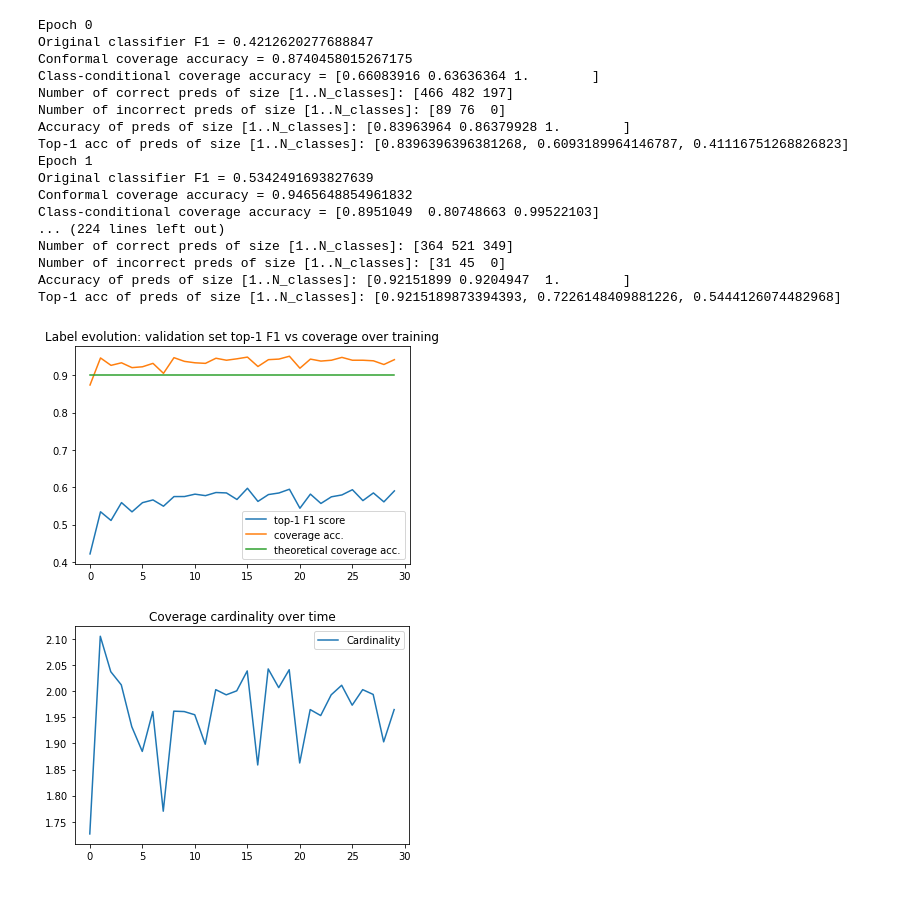
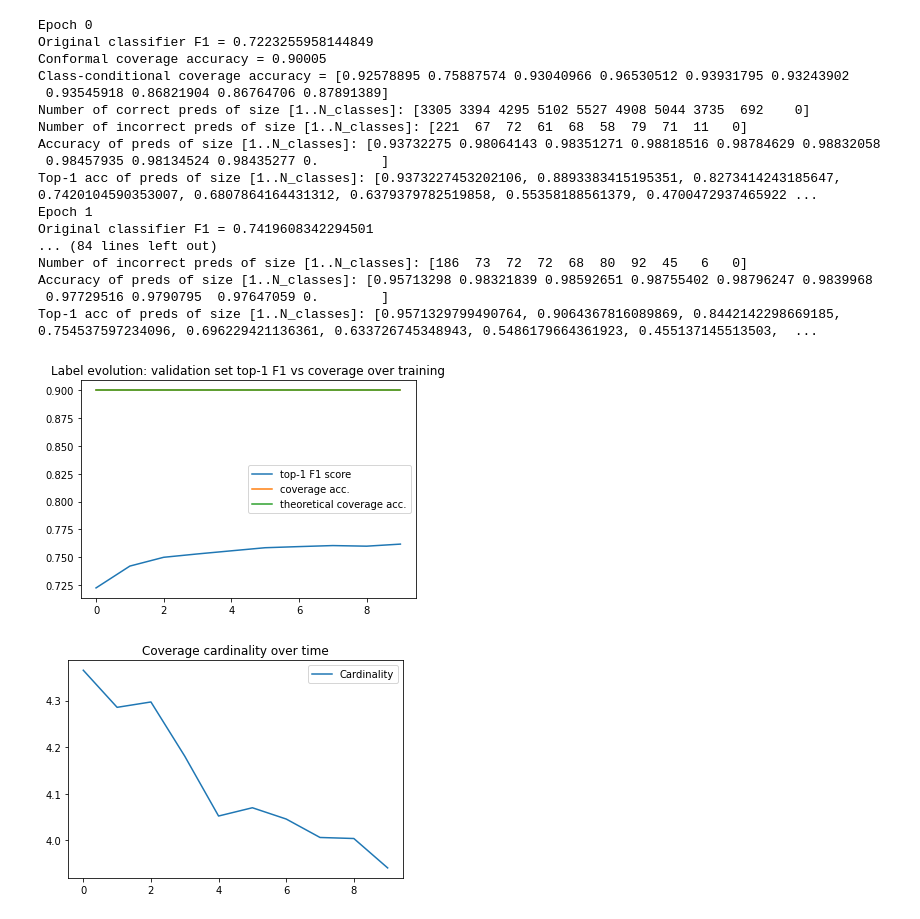
Before and after one commit to an-michaelg/RT4U, a Jupyter notebook: src/Conformal_prediction_analysis.ipynb, the cells around one changed output. Saved outputs shown, nothing was run; the diff lists cells and outputs as text; code cells hidden in the pictures.

Commit message:
Added lots after producing test set results idk

```diff
--- a/src/Conformal_prediction_analysis.ipynb
+++ b/src/Conformal_prediction_analysis.ipynb
@@ -187,3 +188,36 @@ cs = RAPS(y, preds, ALPHA)
+# %%
+def APS(cal_labels, cal_smx, alpha=0.1, verbose=False):
+    # Get scores. calib_X.shape[0] == calib_Y.shape[0] == n
+    N = cal_smx.shape[0]
+
+    # argsort returns the indices of the sort
+    cal_pi = cal_smx.argsort(1)[:, ::-1]
+
+    # take_along_axis returns results of the sort, then cumulative sum
+    cal_srt = np.take_along_axis(cal_smx, cal_pi, axis=1).cumsum(axis=1)
+
+    # this is some 5head stuff I dont get
+    # but it returns "the cumulative sum by the time I get to class X"
+    cal_scores = np.take_along_axis(cal_srt, cal_pi.argsort(axis=1), axis=1)[range(N), cal_labels]
+
+    # Get the score quantile
+    adj_q_level = np.ceil((N + 1) * (1 - alpha)) / N
+    qhat = np.quantile(cal_scores, adj_q_level, interpolation="higher")
+    if verbose:
+        print(f"adjusted q-level {adj_q_level}, q-hat {qhat}")
+
+    # Deploy (output=list of length n, each element is tensor of classes)
+    cal_pi = cal_smx.argsort(1)[:, ::-1]
+
+    cal_srt = np.take_along_axis(cal_smx, cal_pi, axis=1).cumsum(axis=1)
+
+    prediction_sets = np.take_along_axis(cal_srt <= qhat, cal_pi.argsort(axis=1), axis=1)
+    return prediction_sets
+# %%
+y = val_df[2]['y']
+preds = softmax(val_probs[2], axis=1)
+cs = APS(y, preds, ALPHA, verbose=True)
+print(cs[:15])
 # %%
 # test the coverage of conformal prediction
 def coverage_test(y, preds_cover):
@@ -264,7 +300,10 @@ for i in range(len(val_df)):
     print(f"Epoch {i}")
     print(f"Original classifier F1 = {f1_score(y, pred_classes, average='macro')}")
     f1s.append(f1_score(y, pred_classes, average='macro'))
-    cs = RAPS(y, preds, ALPHA)
+
+    #cs = LABEL(y, preds, ALPHA)
+    cs = APS(y, preds, ALPHA)
+
     correctness = coverage_test(y, cs)
     print(f"Conformal coverage accuracy = {np.sum(correctness)/len(y)}")
     coverages.append(np.sum(correctness)/len(y))
@@ -274,35 +313,35 @@ for i in range(len(val_df)):
     cardinalities.append(avg_card)
 # %% [output]
 Epoch 0
-Original classifier F1 = 0.4212620277688847
-Conformal coverage accuracy = 0.8740458015267175
-Class-conditional coverage accuracy = [0.66083916 0.63636364 1.        ]
-Number of correct preds of size [1..N_classes]: [466 482 197]
-Number of incorrect preds of size [1..N_classes]: [89 76  0]
-Accuracy of preds of size [1..N_classes]: [0.83963964 0.86379928 1.        ]
-Top-1 acc of preds of size [1..N_classes]: [0.8396396396381268, 0.6093189964146787, 0.41116751268826823]
+Original classifier F1 = 0.7223255958144849
+Conformal coverage accuracy = 0.90005
+Class-conditional coverage accuracy = [0.92578895 0.75887574 0.93040966 0.96530512 0.93931795 0.93243902
+ 0.93545918 0.86821904 0.86764706 0.87891389]
+Number of correct preds of size [1..N_classes]: [3305 3394 4295 5102 5527 4908 5044 3735  692    0]
+Number of incorrect preds of size [1..N_classes]: [221  67  72  61  68  58  79  71  11   0]
+Accuracy of preds of size [1..N_classes]: [0.93732275 0.98064143 0.98351271 0.98818516 0.98784629 0.98832058
+ 0.98457935 0.98134524 0.98435277 0.        ]
+Top-1 acc of preds of size [1..N_classes]: [0.9373227453202106, 0.8893383415195351, 0.8273414243185647, 0.7420104590353007, 0.6807864164431312, 0.6379379782519858, 0.55358188561379, 0.4700472937465922 ...
 Epoch 1
-Original classifier F1 = 0.5342491693827639
-Conformal coverage accuracy = 0.9465648854961832
-Class-conditional coverage accuracy = [0.8951049  0.80748663 0.99522103]
-... (224 lines left out)
-Number of correct preds of size [1..N_classes]: [364 521 349]
-Number of incorrect preds of size [1..N_classes]: [31 45  0]
-Accuracy of preds of size [1..N_classes]: [0.92151899 0.9204947  1.        ]
-Top-1 acc of preds of size [1..N_classes]: [0.9215189873394393, 0.7226148409881226, 0.5444126074482968]
+Original classifier F1 = 0.7419608342294501
+... (84 lines left out)
+Number of incorrect preds of size [1..N_classes]: [186  73  72  72  68  80  92  45   6   0]
+Accuracy of preds of size [1..N_classes]: [0.95713298 0.98321839 0.98592651 0.98755402 0.98796247 0.9839968
+ 0.97729516 0.9790795  0.97647059 0.        ]
+Top-1 acc of preds of size [1..N_classes]: [0.9571329799490764, 0.9064367816089869, 0.8442142298669185, 0.754537597234096, 0.696229421136361, 0.633726745348943, 0.5486179664361923, 0.455137145513503,  ...
 # %%
 plt.plot(range(len(val_df)), f1s)
 plt.plot(range(len(val_df)), coverages)
-plt.plot(range(len(val_df)), np.full(shape=len(val_df), fill_value=ALPHA))
+plt.plot(range(len(val_df)), np.full(shape=len(val_df), fill_value=0.90))
 plt.title('Label evolution: validation set top-1 F1 vs coverage over training')
 plt.legend(['top-1 F1 score', 'coverage acc.', 'theoretical coverage acc.'])
 plt.show()
 
 plt.figure()
 plt.plot(range(len(val_df)), cardinalities)
 plt.title('Coverage cardinality over time')
 plt.legend(['Cardinality'])
 plt.show()
 # %% [output]
-[figure, old version]
+[figure, new version]
-[figure, old version]
+[figure, new version]
```
Also changed, not shown: parts of 8 cells of this notebook, 7 other files.
